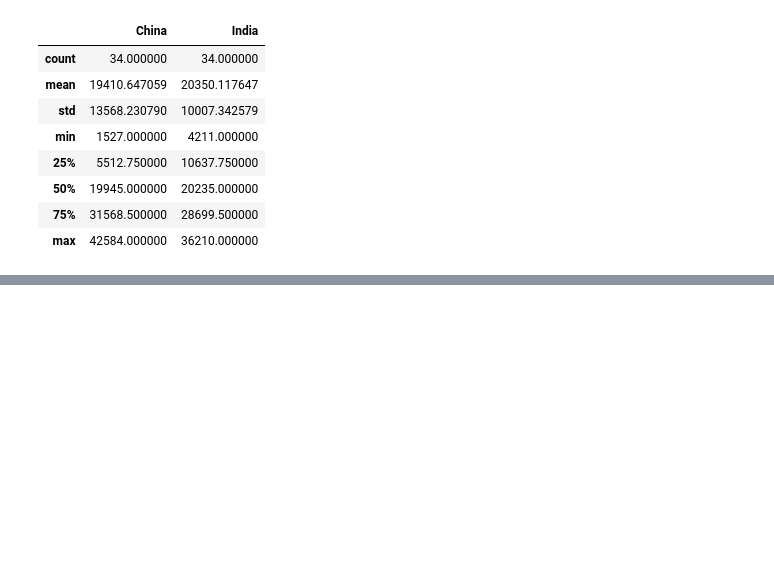
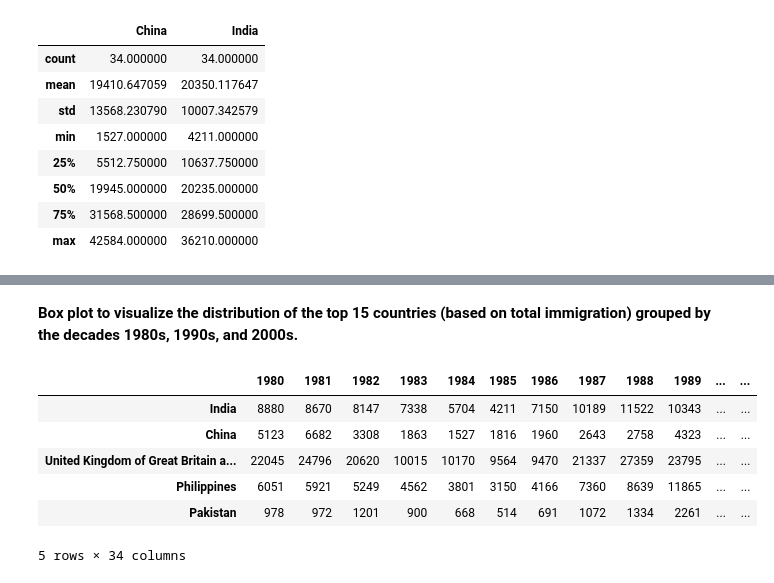
Before and after one commit to aitezazakhtar/Visualization-using-SpecializedTools, a Jupyter notebook: visualize-using-specialTools.ipynb, the cells around one changed output, grey strips where cells are left out. Drawn from its saved outputs; the diff is of its cells as text; code cells hidden in the pictures; blank space fills up the shorter version.

```diff
--- a/visualize-using-specialTools.ipynb
+++ b/visualize-using-specialTools.ipynb
@@ -189,0 +204,14 @@ df_CI.describe()
+# %% [markdown]
+**Box plot to visualize the distribution of the top 15 countries (based on total immigration) grouped by the decades 1980s, 1990s, and 2000s.**
+# %%
+df_top15 = df_can.sort_values(by='Total',ascending=False)[0:15]
+df_top15 = df_top15[years]
+df_top15.head()
+# %% [output]
+|  | 1980 | 1981 | 1982 | 1983 | 1984 | 1985 | 1986 | 1987 | 1988 | 1989 | ... | ... |
+| India | 8880 | 8670 | 8147 | 7338 | 5704 | 4211 | 7150 | 10189 | 11522 | 10343 | ... | ... |
+| China | 5123 | 6682 | 3308 | 1863 | 1527 | 1816 | 1960 | 2643 | 2758 | 4323 | ... | ... |
+| United Kingdom of Great Britain a... | 22045 | 24796 | 20620 | 10015 | 10170 | 9564 | 9470 | 21337 | 27359 | 23795 | ... | ... |
+| Philippines | 6051 | 5921 | 5249 | 4562 | 3801 | 3150 | 4166 | 7360 | 8639 | 11865 | ... | ... |
+| Pakistan | 978 | 972 | 1201 | 900 | 668 | 514 | 691 | 1072 | 1334 | 2261 | ... | ... |
+5 rows × 34 columns
```
Also changed, not shown: parts of 7 cells of this notebook.
